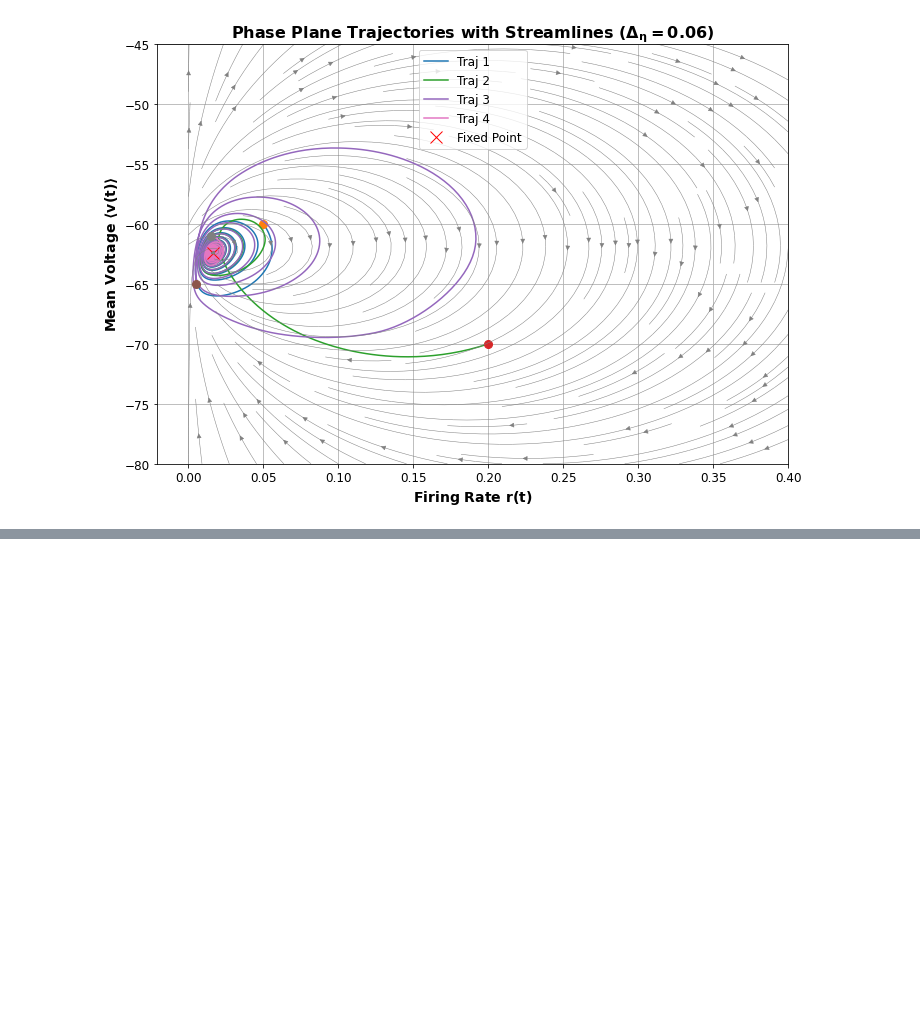
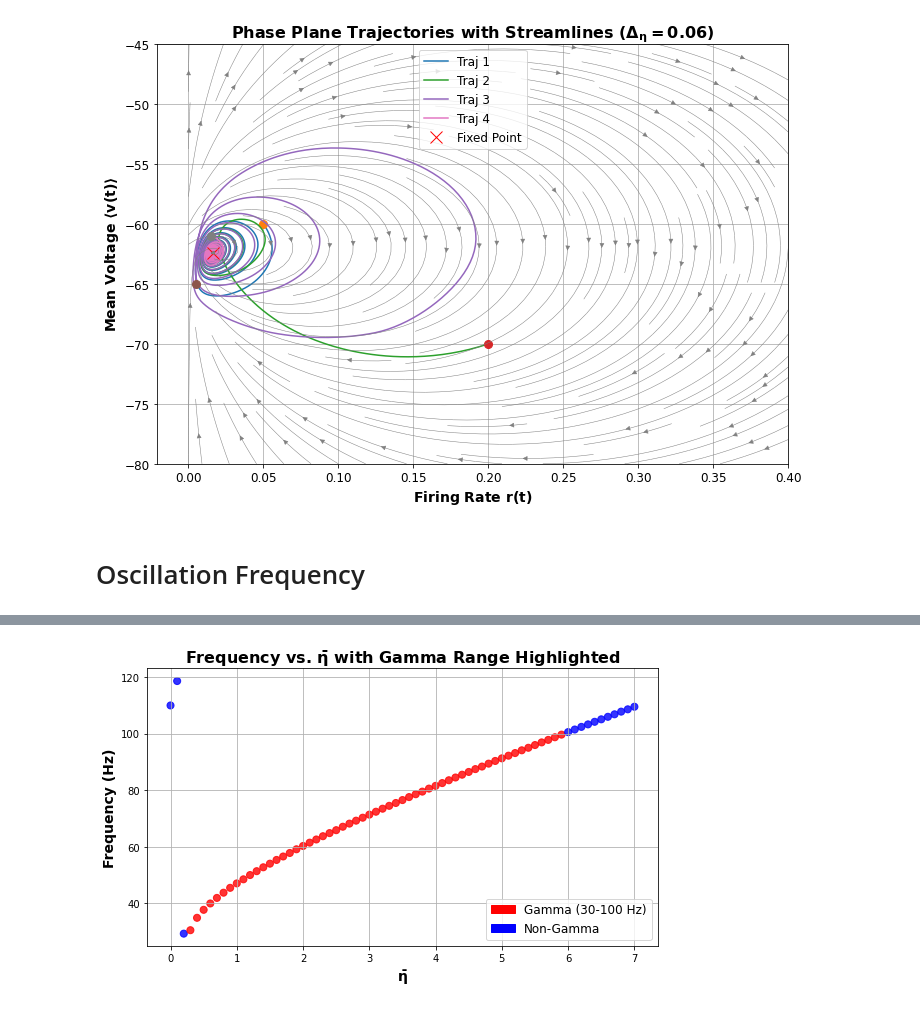
Before and after one commit to davidkelly2002/Final_Year_Thesis_Code, a Jupyter notebook: Bifurcation Analysis (Chapter 4).ipynb, the cells around one changed output, grey strips where cells are left out. Cells and saved outputs as stored; diff of their text form; code cells hidden in the pictures; blank space fills up the shorter version.

```diff
--- a/Bifurcation Analysis (Chapter 4).ipynb
+++ b/Bifurcation Analysis (Chapter 4).ipynb
@@ -1396,3 +1396,70 @@ plt.savefig('TrajectoryPlot_DeltaEta_0.06.png')
 plt.show()
 # %% [output]
 [figure]
+# %% [markdown]
+# Oscillation Frequency
+# %%
+etaBar_test_values = np.linspace(0.0,7, 71)  # e.g., 0 to 1 in steps of 0.05
+frequencies = []
+gamma_range = []
+Delta = 0.02
+# Pick one specific initial condition
+init_cond = [0.05, -60, -15, 0.1, 0.1]
+
+for etaBar in etaBar_test_values:
+    # Solve the system with one set of initial conditions
+    sol = solve_ivp(
+        mean_field_odes,
+        t_span,
+        init_cond,    # <-- must be 1D
+        t_eval=t_eval,
+        args=(etaBar, Delta)
+    )
+
+    # 2) Extract r(t)
+    r_of_t = sol.y[0]
+
+    # 3) Compute frequency
+    freq = compute_oscillation_frequency(sol.t, r_of_t, t_transient=300.0)
+    frequencies.append(freq)
+
+    # 4) Check if in gamma band
+    in_gamma = (freq is not None) and (30 <= freq <= 100)
+    gamma_range.append(in_gamma)
+
+# Summarize results
+for val, freq, gamma_flag in zip(etaBar_test_values, frequencies, gamma_range):
+    if freq is not None:
+        print(f"etaBar={val:.2f}, freq={freq:.2f} Hz, in gamma? {gamma_flag}")
+    else:
+        print(f"etaBar={val:.2f}, freq=None, no clear peaks")
+# Suppose after running your loop you have:
+#  etaBar_test_values, frequencies, gamma_range
+#  where gamma_range is a list of booleans (True/False).
+#  frequencies is either a float (Hz) or None if no peaks found.
+
+# For plotting convenience, let's replace None with np.nan in frequencies
+freqs_cleaned = [f if f is not None else np.nan for f in frequencies]
+
+# Create a color list: 'red' if gamma_range[i] is True, else 'blue'
+colors = ['red' if g else 'blue' for g in gamma_range]
+
+plt.figure(figsize=(8,5))
+
+# Scatter plot: x = etaBar, y = frequency, color depends on gamma_range
+plt.scatter(etaBar_test_values, freqs_cleaned, c=colors, alpha=0.8, s=50)
+
+plt.xlabel(r'$\mathbf{\bar{\eta}}$', fontsize=14, fontweight='bold')
+plt.ylabel('Frequency (Hz)', fontsize=14, fontweight='bold')
+plt.title(r'Frequency vs. $\mathbf{\bar{\eta}}$ with Gamma Range Highlighted', fontsize=16, fontweight='bold')
+plt.grid(True)
+
+# Custom legend handles
+import matplotlib.patches as mpatches
+gamma_patch = mpatches.Patch(color='red', label='Gamma (30-100 Hz)')
+non_gamma_patch = mpatches.Patch(color='blue', label='Non-Gamma')
+plt.legend(handles=[gamma_patch, non_gamma_patch], fontsize=12)
+plt.savefig('Freq_EtaBar.png')
+plt.tight_layout()
+plt.show()
+# %% [output]
@@ -1398,0 +1483 @@ plt.show()
+[figure, added]
```
Also changed, not shown: parts of 4 cells of this notebook, 2 other files.
